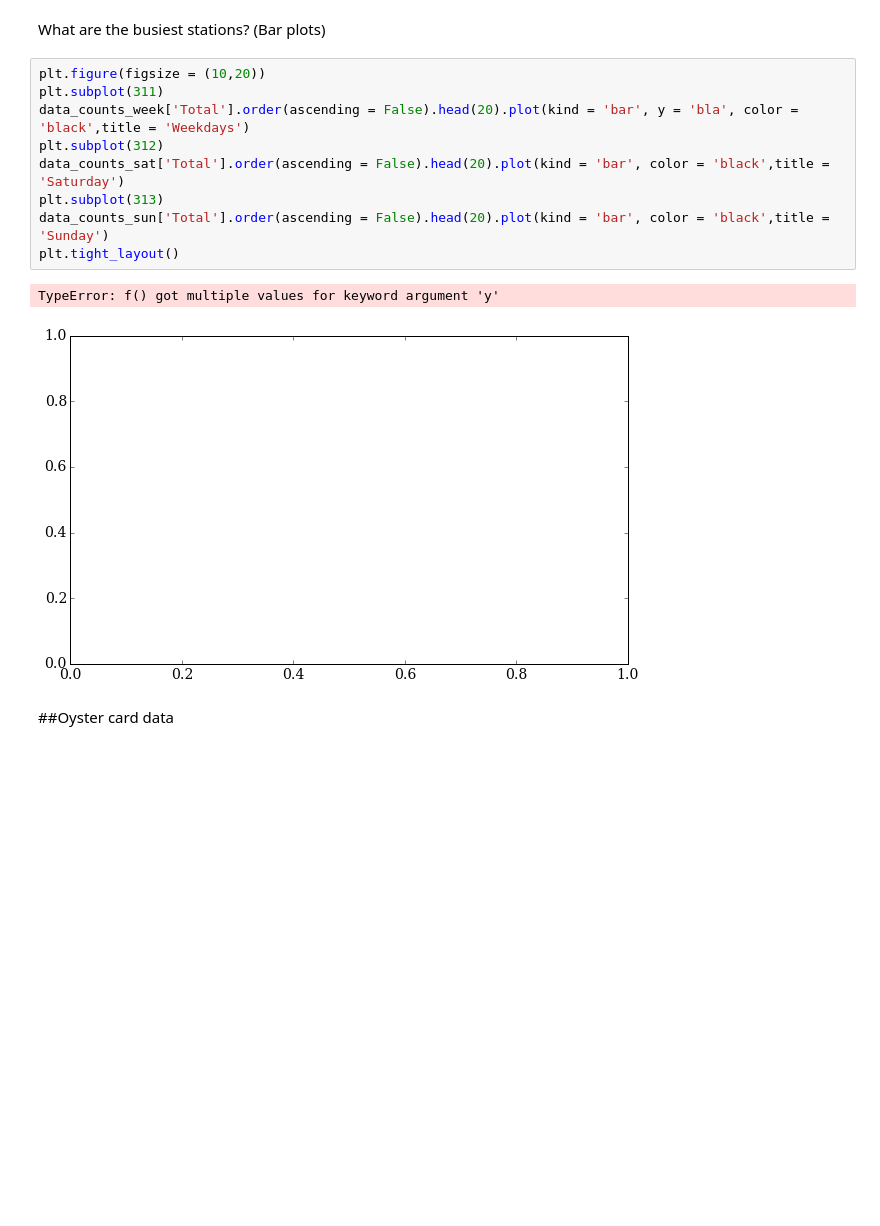
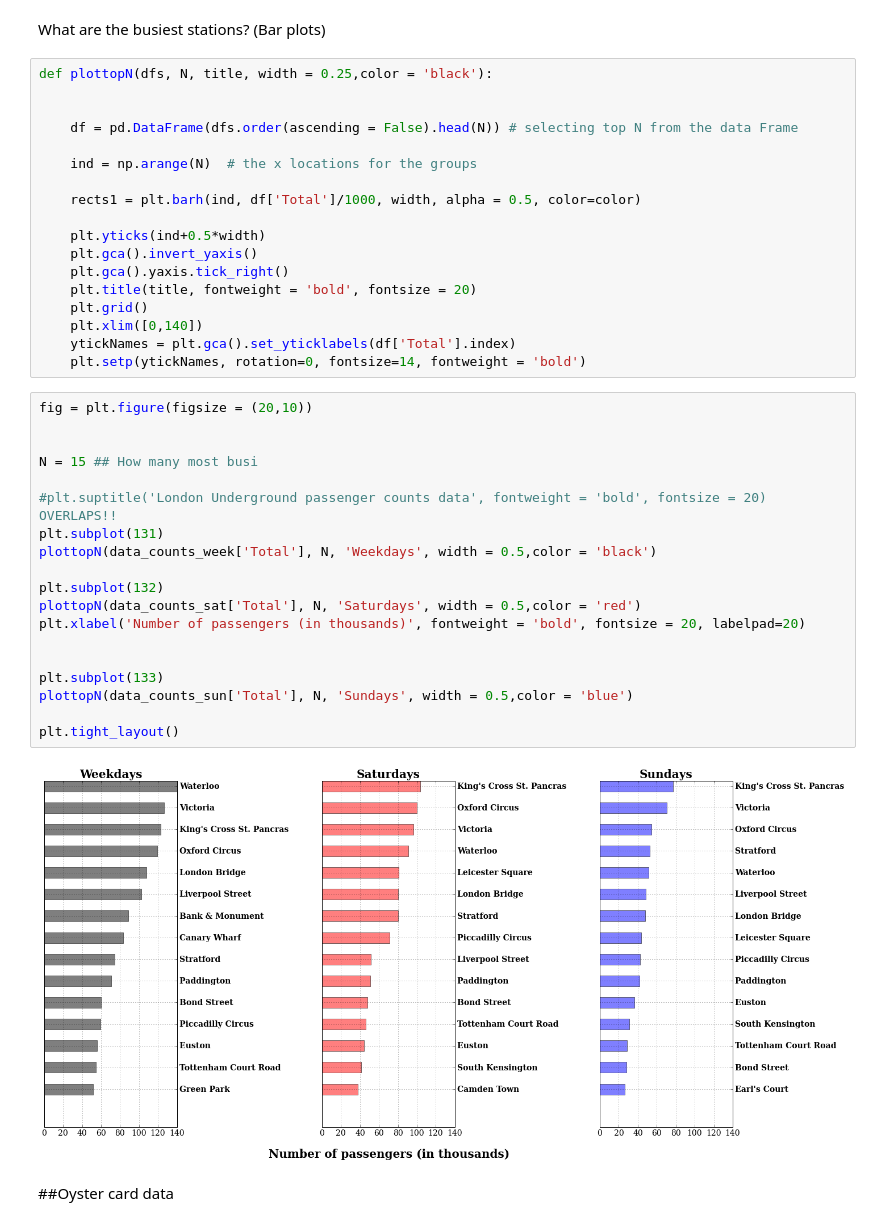
Before and after one commit to AnyaRum/Data_science_intensive_data_story, a Jupyter notebook: Data_story_project_London_underground_data.ipynb, the cells around one changed output. Saved outputs shown, nothing was run; the diff lists cells and outputs as text; blank space fills up the shorter version.

Commit message:
Added a bar plot 'Busiest stations' for London Passenger Count Data Set

```diff
--- a/Data_story_project_London_underground_data.ipynb
+++ b/Data_story_project_London_underground_data.ipynb
@@ -122,18 +123,45 @@ data_counts_sun = read_xls_count_data(file_count_sun, 'En SUN 2012',2)
 ###London Underground passenger counts data
 # %% [markdown]
 What are the busiest stations? (Bar plots)
-# %%
-plt.figure(figsize = (10,20))
-plt.subplot(311)
-data_counts_week['Total'].order(ascending = False).head(20).plot(kind = 'bar', y = 'bla', color = 'black',title = 'Weekdays')
-plt.subplot(312)
-data_counts_sat['Total'].order(ascending = False).head(20).plot(kind = 'bar', color = 'black',title = 'Saturday')
-plt.subplot(313)
-data_counts_sun['Total'].order(ascending = False).head(20).plot(kind = 'bar', color = 'black',title = 'Sunday')
-plt.tight_layout()
-# %% [output]
-TypeError: f() got multiple values for keyword argument 'y'
-[figure, removed]
+# %%
+def plottopN(dfs, N, title, width = 0.25,color = 'black'):
+
+
+    df = pd.DataFrame(dfs.order(ascending = False).head(N)) # selecting top N from the data Frame
+
+    ind = np.arange(N)  # the x locations for the groups
+
+    rects1 = plt.barh(ind, df['Total']/1000, width, alpha = 0.5, color=color)
+
+    plt.yticks(ind+0.5*width)
+    plt.gca().invert_yaxis()
+    plt.gca().yaxis.tick_right()
+    plt.title(title, fontweight = 'bold', fontsize = 20)
+    plt.grid()
+    plt.xlim([0,140])
+    ytickNames = plt.gca().set_yticklabels(df['Total'].index)
+    plt.setp(ytickNames, rotation=0, fontsize=14, fontweight = 'bold')
+# %%
+fig = plt.figure(figsize = (20,10))
+
+
+N = 15 ## How many most busi
+
+#plt.suptitle('London Underground passenger counts data', fontweight = 'bold', fontsize = 20) OVERLAPS!!
+plt.subplot(131)
+plottopN(data_counts_week['Total'], N, 'Weekdays', width = 0.5,color = 'black')
+
+plt.subplot(132)
+plottopN(data_counts_sat['Total'], N, 'Saturdays', width = 0.5,color = 'red')
+plt.xlabel('Number of passengers (in thousands)', fontweight = 'bold', fontsize = 20, labelpad=20)
+
+
+plt.subplot(133)
+plottopN(data_counts_sun['Total'], N, 'Sundays', width = 0.5,color = 'blue')
+
+plt.tight_layout()
+# %% [output]
+[figure, added]
 # %% [markdown]
 ##Oyster card data
 # %%
```
Also changed, not shown: parts of 1 cell of this notebook.
